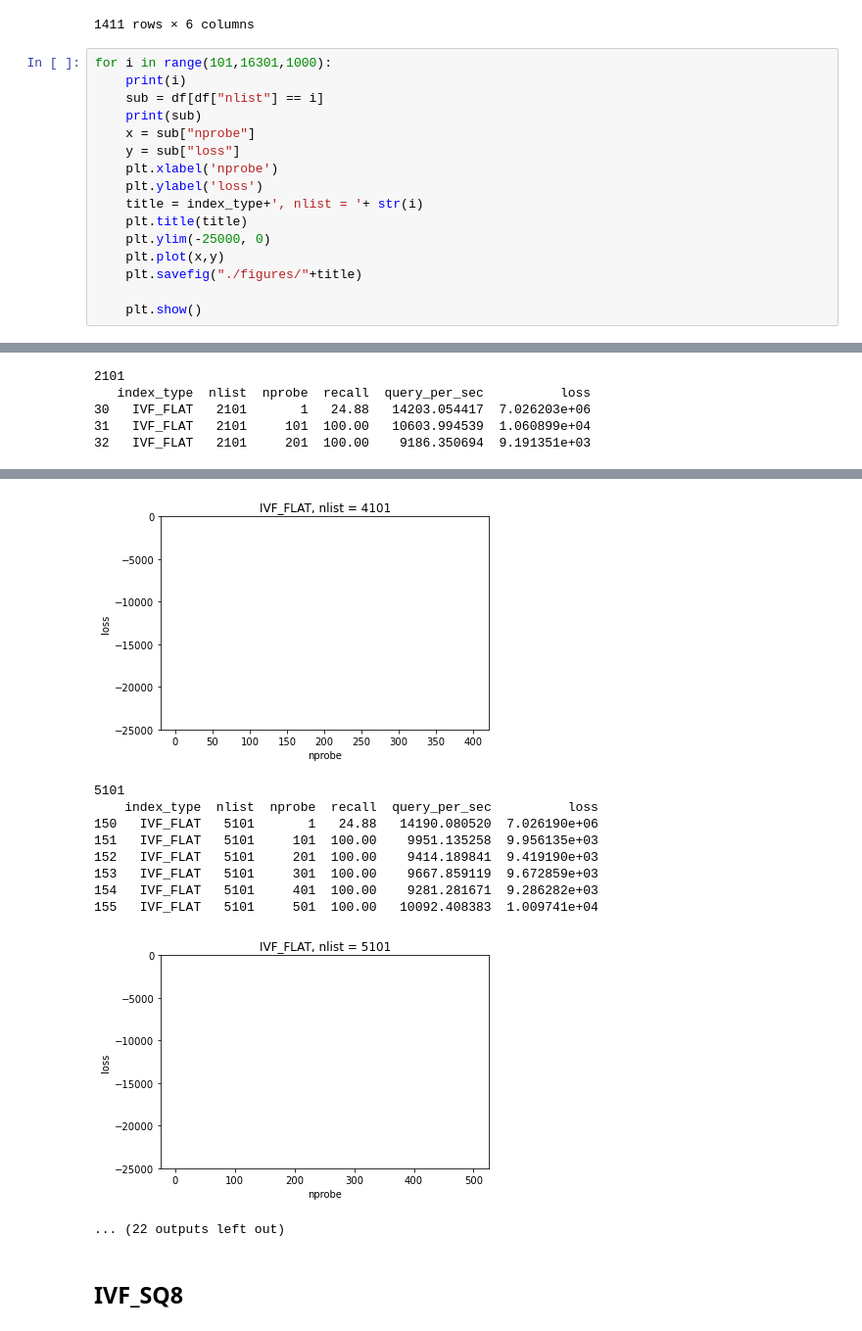
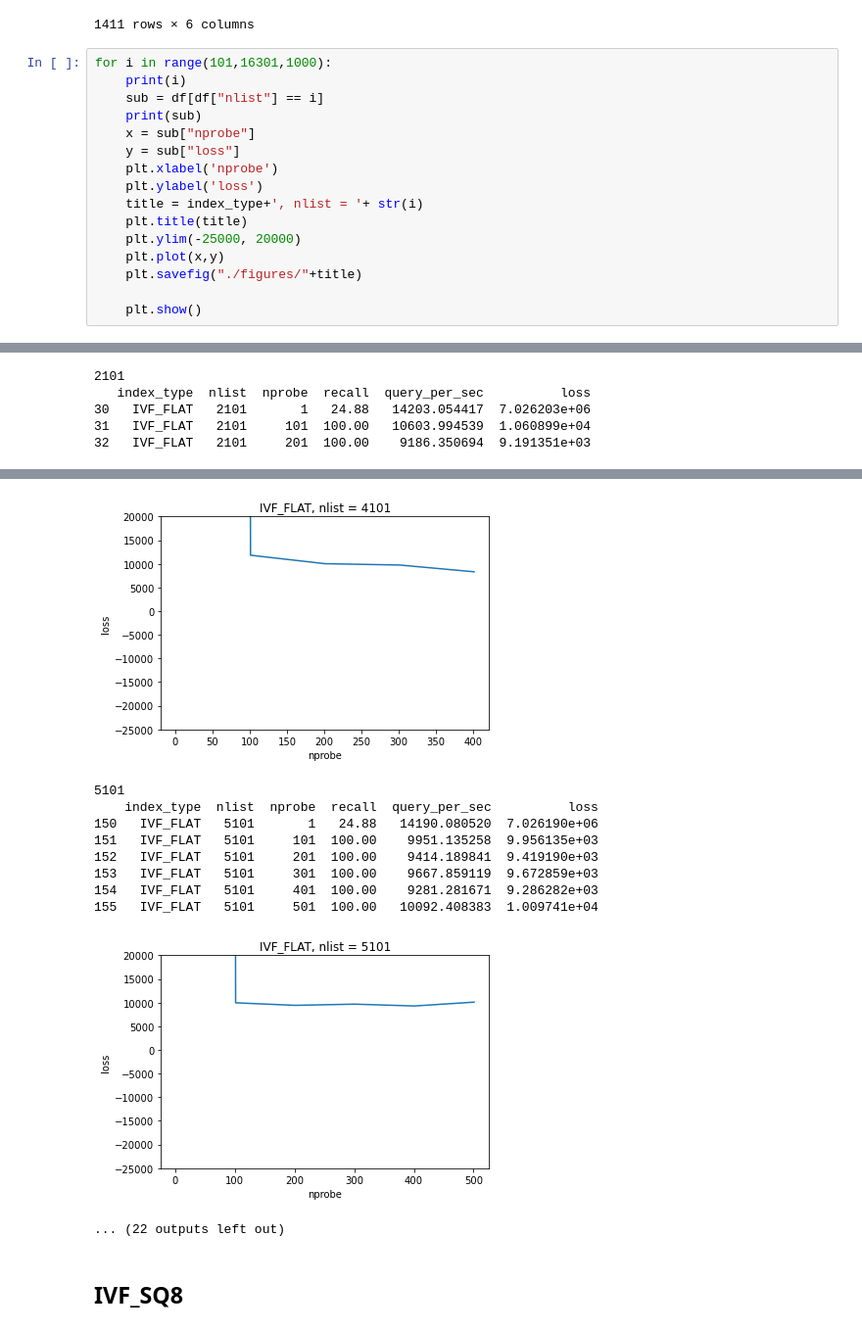
Before and after one commit to Xiang-Pan/HOBO, a Jupyter notebook: notebooks/test.ipynb, the cells around one changed output, grey strips where cells are left out. Shown at 98% size. Drawn from its saved outputs; the diff is of its cells as text.

Commit message:
figures

```diff
--- a/notebooks/test.ipynb
+++ b/notebooks/test.ipynb
@@ -1065,7 +1065,7 @@ for i in range(101,16301,1000):
     plt.ylabel('loss')
     title = index_type+', nlist = '+ str(i)
     plt.title(title)
-    plt.ylim(-25000, 0)
+    plt.ylim(-25000, 20000)
     plt.plot(x,y)
     plt.savefig("./figures/"+title)
 
@@ -1096,20 +1096,20 @@ for i in range(101,16301,1000):
 4101
     index_type  nlist  nprobe  recall  query_per_sec          loss
 100   IVF_FLAT   4101       1   24.88    7893.674602  7.019894e+06
 101   IVF_FLAT   4101     101  100.00   11810.283269  1.181528e+04
 102   IVF_FLAT   4101     201  100.00   10021.752843  1.002675e+04
 103   IVF_FLAT   4101     301  100.00    9740.830024  9.745830e+03
 104   IVF_FLAT   4101     401  100.00    8311.642193  8.316642e+03
-[figure, old version]
+[figure, new version]
 5101
     index_type  nlist  nprobe  recall  query_per_sec          loss
 150   IVF_FLAT   5101       1   24.88   14190.080520  7.026190e+06
 151   IVF_FLAT   5101     101  100.00    9951.135258  9.956135e+03
 152   IVF_FLAT   5101     201  100.00    9414.189841  9.419190e+03
 153   IVF_FLAT   5101     301  100.00    9667.859119  9.672859e+03
 154   IVF_FLAT   5101     401  100.00    9281.281671  9.286282e+03
 155   IVF_FLAT   5101     501  100.00   10092.408383  1.009741e+04
-[figure, old version]
+[figure, new version]
 ... (22 outputs left out)
 # %% [markdown]
 ## IVF_SQ8
```
Also changed, not shown: parts of 4 cells of this notebook, 1 other file.
